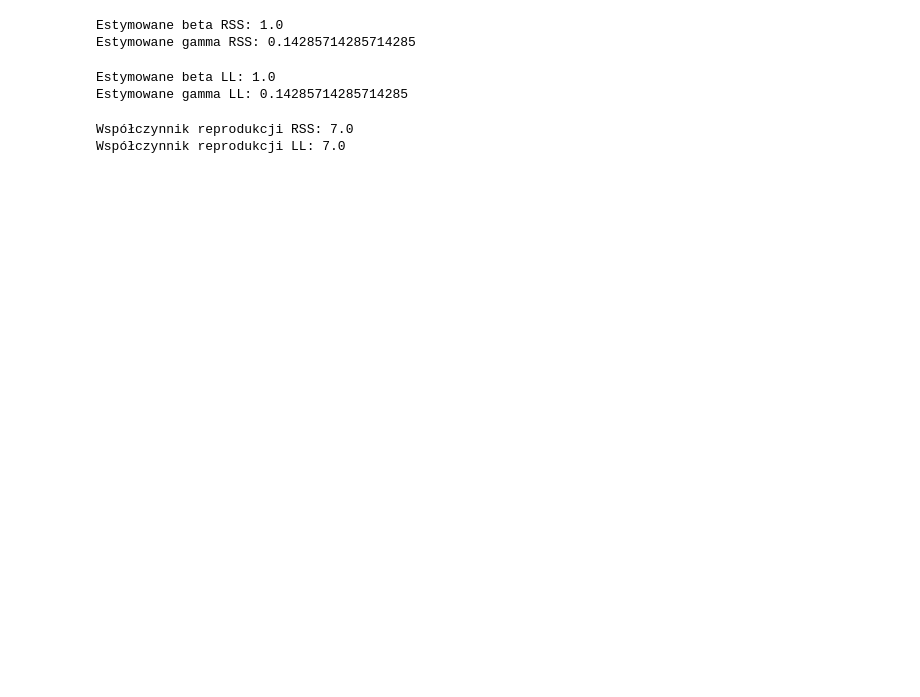
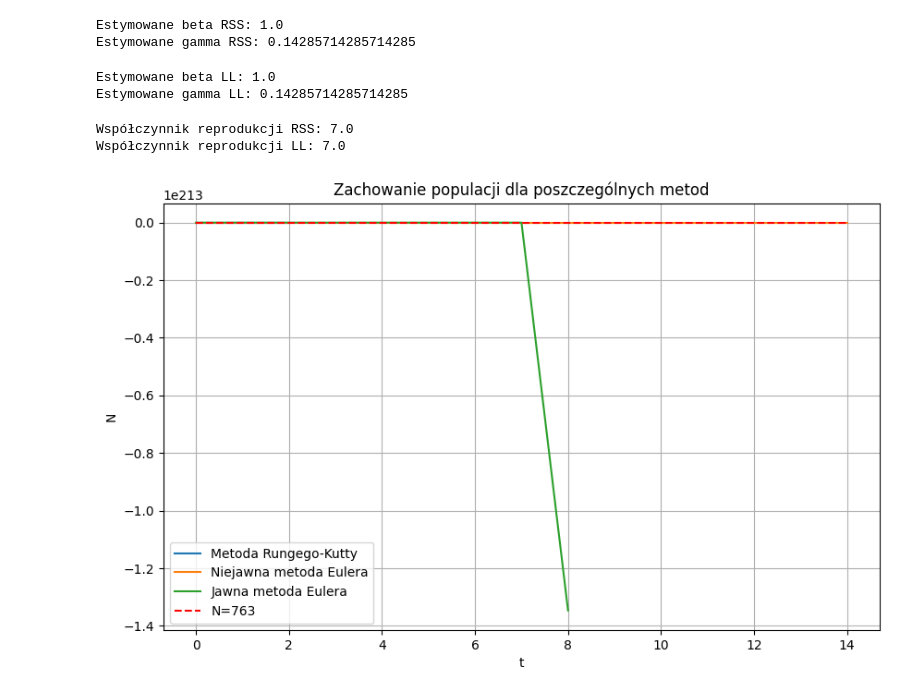
Before and after one commit to domino644/mownit, a Jupyter notebook: lab9/zad3/zad3.ipynb, the cells around one changed output. Drawn from its saved outputs; the diff is of its cells as text; code cells hidden in the pictures; blank space fills up the shorter version.

```diff
--- a/lab9/zad3/zad3.ipynb
+++ b/lab9/zad3/zad3.ipynb
@@ -254,3 +264,17 @@ print(f"Współczynnik reprodukcji LL: {R0_ll}")
 # %% [output]
 Współczynnik reprodukcji RSS: 7.0
 Współczynnik reprodukcji LL: 7.0
+# %%
+plt.figure(figsize=(10, 6))
+plt.plot(t, R_RG+S_RG+I_RG,label="Metoda Rungego-Kutty")
+plt.plot(t, S_implicit_euler + I_implicit_euler + R_implicit_euler, label="Niejawna metoda Eulera")
+plt.plot(t, S_explicit_euler + I_explicit_euler + R_explicit_euler, label="Jawna metoda Eulera")
+plt.grid()
+plt.hlines(763,0,14,colors="red", linestyles="dashed",label=f"N={N}")
+plt.legend()
+plt.title("Zachowanie populacji dla poszczególnych metod")
+plt.xlabel("t")
+plt.ylabel("N")
+plt.show()
+# %% [output]
+[figure, added]
```
Also changed, not shown: parts of 6 cells of this notebook, 3 other files.
